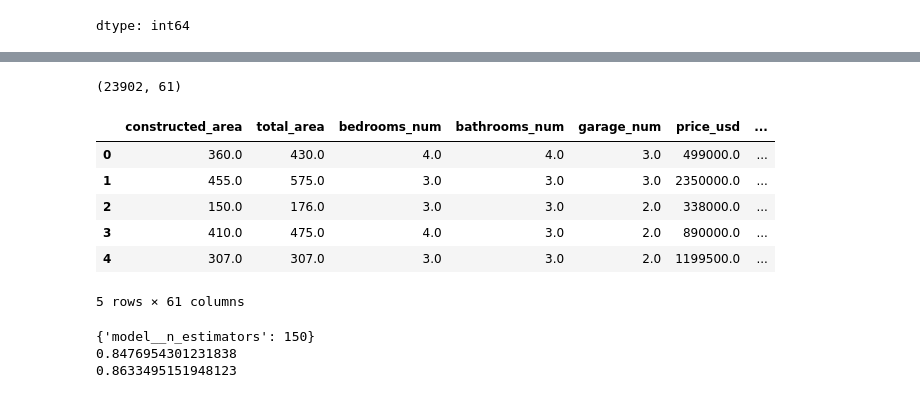
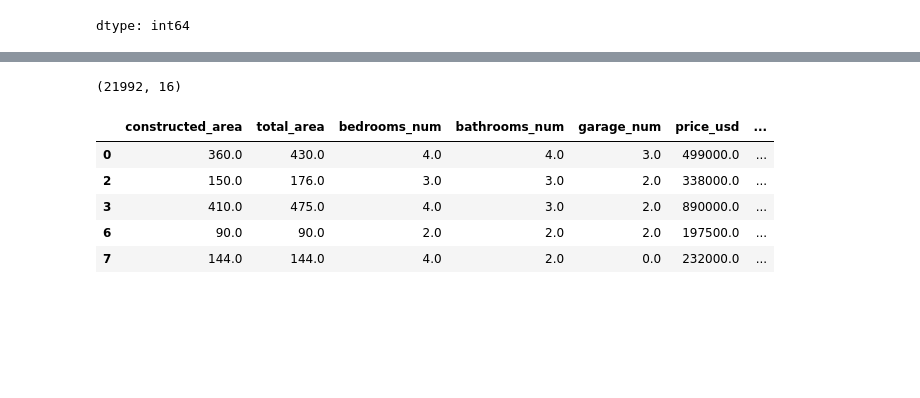
Before and after one commit to FernandoIGD12/UTEC_programming101, a Jupyter notebook: Intro_AI/proyecto_final_v2.0.ipynb, the cells around one changed output, grey strips where cells are left out. Cells and saved outputs as stored; diff of their text form; code cells hidden in the pictures; blank space fills up the shorter version.

```diff
--- a/Intro_AI/proyecto_final_v2.0.ipynb
+++ b/Intro_AI/proyecto_final_v2.0.ipynb
@@ -97,15 +99,12 @@ dtype: int64
 to_delete = ['university_num', 'subway_station_num', 'elevator_num', 'library_num', 'marketplace_num', 'fuel_station_num', 'building_floors', 'bus_station_num',
              'floor_num', 'atm_num', 'place_of_worship_num', 'clinic_hospital_num', 'bank_num', 'cafe_bar_num', 'pharmacy_num', 'school_num', 'restaurant_num',
              'kindergarten_num']
-
-#to_delete = ['elevator_num', 'building_floors', 'floor_num']
+to_delete.extend(['price_per_constructed_sq_m_usd', 'price_per_total_sq_m_usd']) # Including these features would lead to data leakage
 df_clean = df.drop(to_delete, axis = 1)
 
 # Features to replace with zeros
-to_replace_zeros = ['constructed_area', 'bedrooms_num', 'bathrooms_num', 'garage_num', 'price_per_constructed_sq_m_usd', 'constructed_sq_m_region_diff_pc']
-#to_replace_zeros = ['constructed_area', 'bedrooms_num', 'bathrooms_num', 'garage_num', 'price_per_constructed_sq_m_usd', 'constructed_sq_m_region_diff_pc',
-#                   'university_num', 'subway_station_num', 'library_num', 'marketplace_num', 'fuel_station_num', 'bus_station_num', 'atm_num', 'place_of_worship_num',
-#                    'clinic_hospital_num', 'bank_num', 'cafe_bar_num', 'pharmacy_num', 'school_num', 'restaurant_num', 'kindergarten_num']
+to_replace_zeros = ['constructed_area', 'bedrooms_num', 'bathrooms_num', 'garage_num']
+#to_replace_zeros.extend(['price_per_constructed_sq_m_usd', 'constructed_sq_m_region_diff_pc'])
 df_clean[to_replace_zeros] = df_clean[to_replace_zeros].fillna(0)
 
 # Samples to delete because relevant data is missing
@@ -155,0 +165,8 @@ memory usage: 3.1+ MB
+# %%
+# Filter out outliers in the price
+q1 = df_clean['price_usd'].quantile(0.25)
+q3 = df['price_usd'].quantile(0.75)
+iqr = q3 - q1
+lower_bound = q1 - 1.5 * iqr
+upper_bound = q3 + 1.5 * iqr
+df_clean = df_clean[(df_clean['price_usd'] >= lower_bound) & (df_clean['price_usd'] <= upper_bound)]
@@ -156,19 +212,18 @@ memory usage: 3.1+ MB
 # %%
-#property_type_dummies = pd.get_dummies(df['property_type'])
+# One-hot encoder for categorical features
 property_subtype_dummies = pd.get_dummies(df_clean['property_subtype'])
-region_dummies = pd.get_dummies(df_clean['region_lv3'])
+region_dummies = pd.get_dummies(df_clean['region_lv3']) # unnecesary since its impact is already present in 'avg_price_per_total_sq_m_usd'
 condition_dummies = pd.get_dummies(df_clean['condition'], drop_first = True)
 
-df_clean = pd.concat([df_clean, property_subtype_dummies, region_dummies, condition_dummies], axis=1)
+df_clean = pd.concat([df_clean, property_subtype_dummies, condition_dummies], axis=1)
 df_clean.drop(['property_subtype', 'region_lv3', 'condition'], axis=1, inplace=True)
 print(df_clean.shape)
 df_clean.head()
 # %% [output]
-(23902, 61)
+(21992, 16)
 |  | constructed_area | total_area | bedrooms_num | bathrooms_num | garage_num | price_usd | ... |
 | 0 | 360.0 | 430.0 | 4.0 | 4.0 | 3.0 | 499000.0 | ... |
-| 1 | 455.0 | 575.0 | 3.0 | 3.0 | 3.0 | 2350000.0 | ... |
 | 2 | 150.0 | 176.0 | 3.0 | 3.0 | 2.0 | 338000.0 | ... |
 | 3 | 410.0 | 475.0 | 4.0 | 3.0 | 2.0 | 890000.0 | ... |
-| 4 | 307.0 | 307.0 | 3.0 | 3.0 | 2.0 | 1199500.0 | ... |
+| 6 | 90.0 | 90.0 | 2.0 | 2.0 | 2.0 | 197500.0 | ... |
+| 7 | 144.0 | 144.0 | 4.0 | 2.0 | 0.0 | 232000.0 | ... |
-5 rows × 61 columns
@@ -180,19 +229,0 @@ X_train, X_test, y_train, y_test = train_test_split(X, y, test_size=0.2, random_
-# %%
-Input_rf = [('Scaler', StandardScaler()), ('model',RandomForestRegressor(random_state=42))]
-pipe_rf = Pipeline(Input_rf)
-param_grid = {
-    'model__n_estimators': [80, 100, 150],       # Number of trees
-    #'model__max_features': [1.0, 'sqrt', 'log2'],  # Features considered for splits
-
-}
-
-grid_rf = GridSearchCV(estimator = pipe_rf, param_grid = param_grid, cv = 5, scoring = 'r2', n_jobs = -1)
-grid_rf.fit(X_train, y_train)
-
-print(grid_rf.best_params_)
-print(grid_rf.score(X_train, y_train))
-print(grid_rf.score(X_test, y_test))
-# %% [output]
-{'model__n_estimators': 150}
-0.8476954301231838
-0.8633495151948123
```
Also changed, not shown: parts of 16 cells of this notebook.
